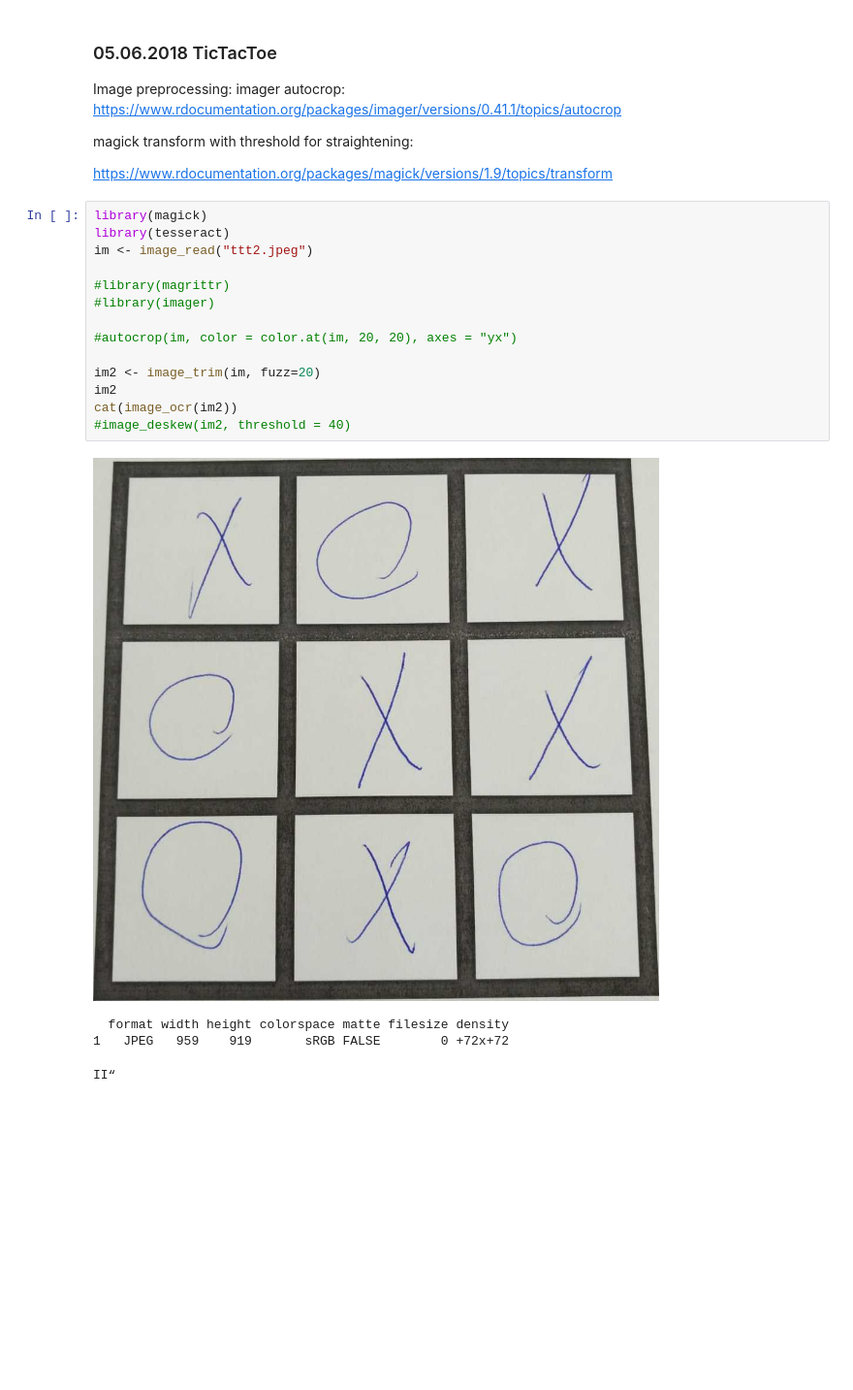
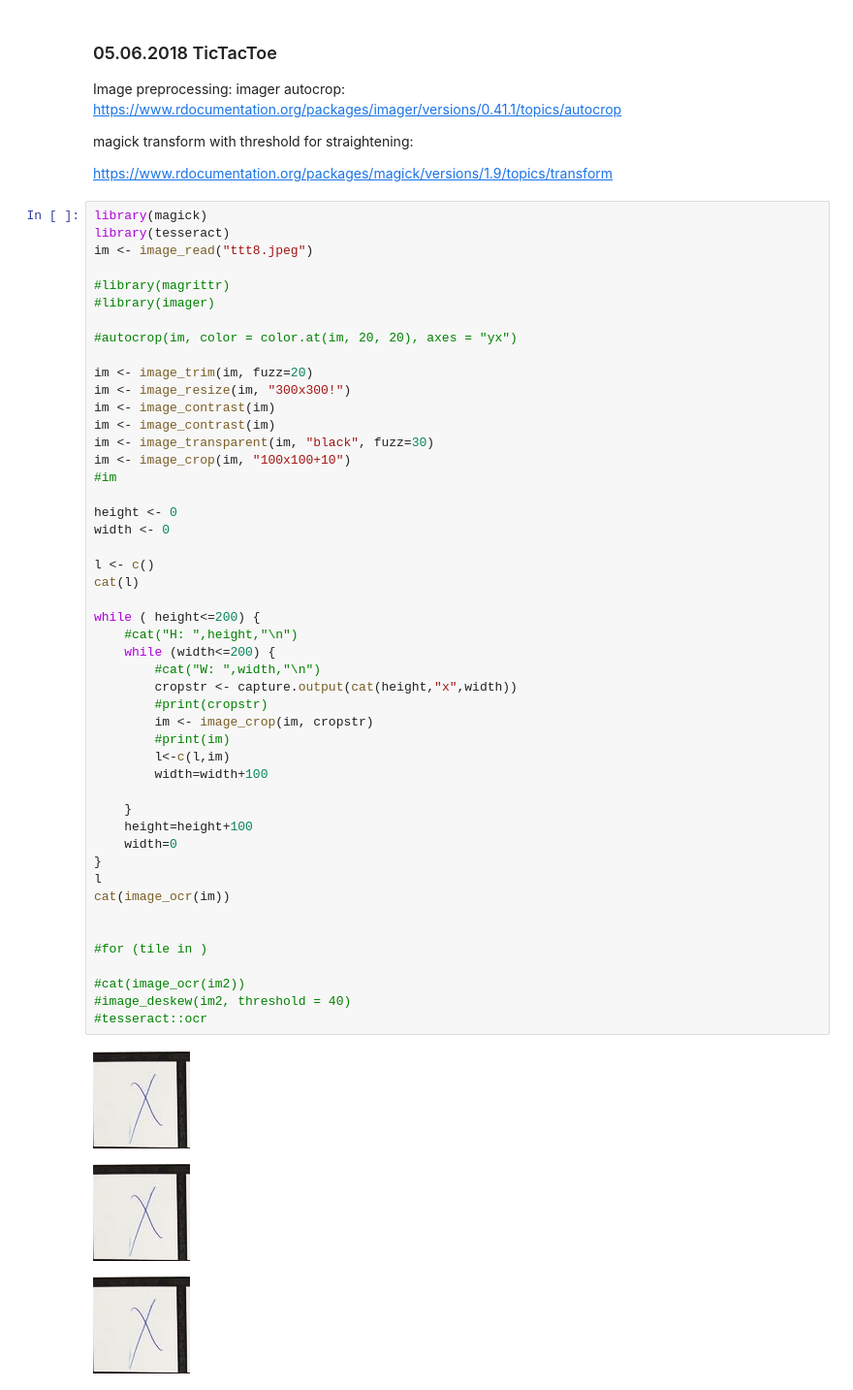
Before and after one commit to JohannesTeichert/EHT17_Computational_Intelligence, a Jupyter notebook: ComputationalIntelligence.ipynb, the cells around one changed output. Shown at 97% size. Drawn from its saved outputs; the diff is of its cells as text; blank space fills up the shorter version.

```diff
--- a/ComputationalIntelligence.ipynb
+++ b/ComputationalIntelligence.ipynb
@@ -288,22 +288,55 @@ imager autocrop: https://www.rdocumentation.org/packages/imager/versions/0.41.1/
 magick transform with threshold for straightening:
 
 https://www.rdocumentation.org/packages/magick/versions/1.9/topics/transform
-# %%
-library(magick)
-library(tesseract)
-im <- image_read("ttt2.jpeg")
-
-#library(magrittr)
-#library(imager)
-
-#autocrop(im, color = color.at(im, 20, 20), axes = "yx")
-
-im2 <- image_trim(im, fuzz=20)
-im2
-cat(image_ocr(im2))
-#image_deskew(im2, threshold = 40)
-# %% [output]
-[figure, removed]
-  format width height colorspace matte filesize density
-1   JPEG   959    919       sRGB FALSE        0 +72x+72
-II“
+# %%
+library(magick)
+library(tesseract)
+im <- image_read("ttt8.jpeg")
+
+#library(magrittr)
+#library(imager)
+
+#autocrop(im, color = color.at(im, 20, 20), axes = "yx")
+
+im <- image_trim(im, fuzz=20)
+im <- image_resize(im, "300x300!")
+im <- image_contrast(im)
+im <- image_contrast(im)
+im <- image_transparent(im, "black", fuzz=30)
+im <- image_crop(im, "100x100+10")
+#im
+
+height <- 0
+width <- 0
+
+l <- c()
+cat(l)
+
+while ( height<=200) {
+    #cat("H: ",height,"\n")
+    while (width<=200) {
+        #cat("W: ",width,"\n")
+        cropstr <- capture.output(cat(height,"x",width))
+        #print(cropstr)
+        im <- image_crop(im, cropstr)
+        #print(im)
+        l<-c(l,im)
+        width=width+100
+
+    }
+    height=height+100
+    width=0
+}
+l
+cat(image_ocr(im))
+
+
+#for (tile in )
+
+#cat(image_ocr(im2))
+#image_deskew(im2, threshold = 40)
+#tesseract::ocr
+# %% [output]
+[figure, added]
+[figure, added]
+[figure, added]
```
Also changed, not shown: parts of 1 cell of this notebook, 3 other files.
